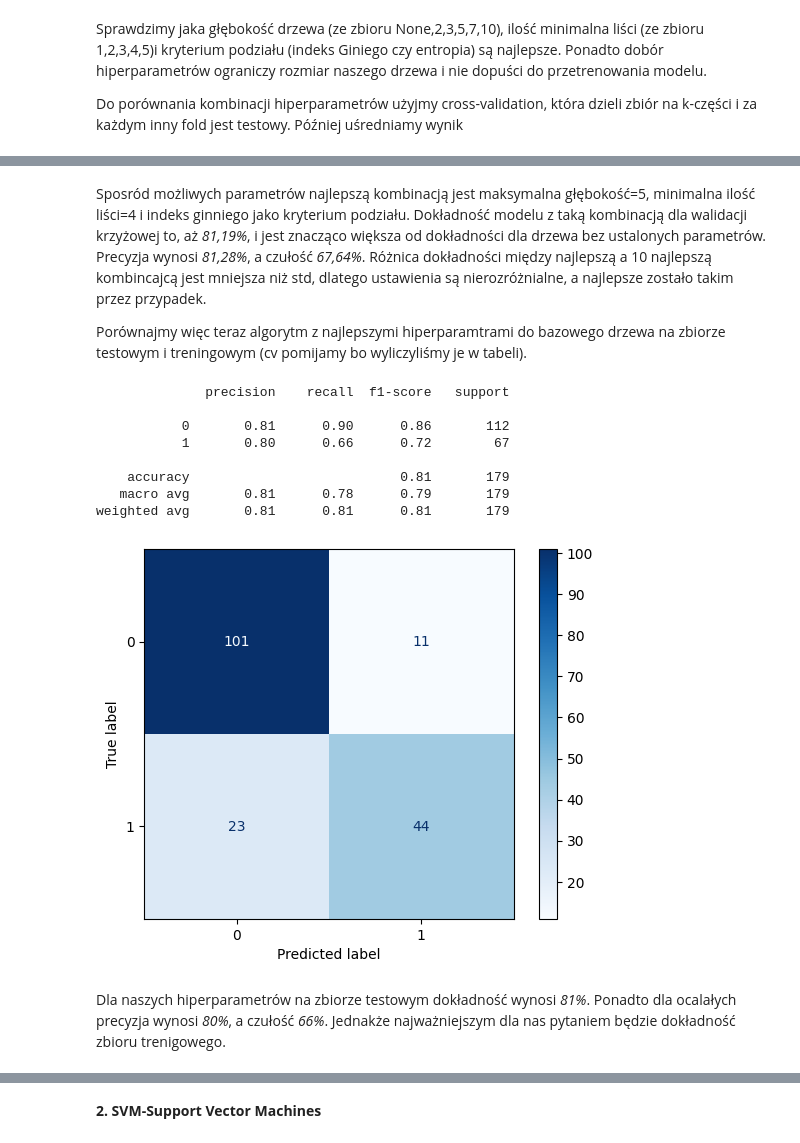
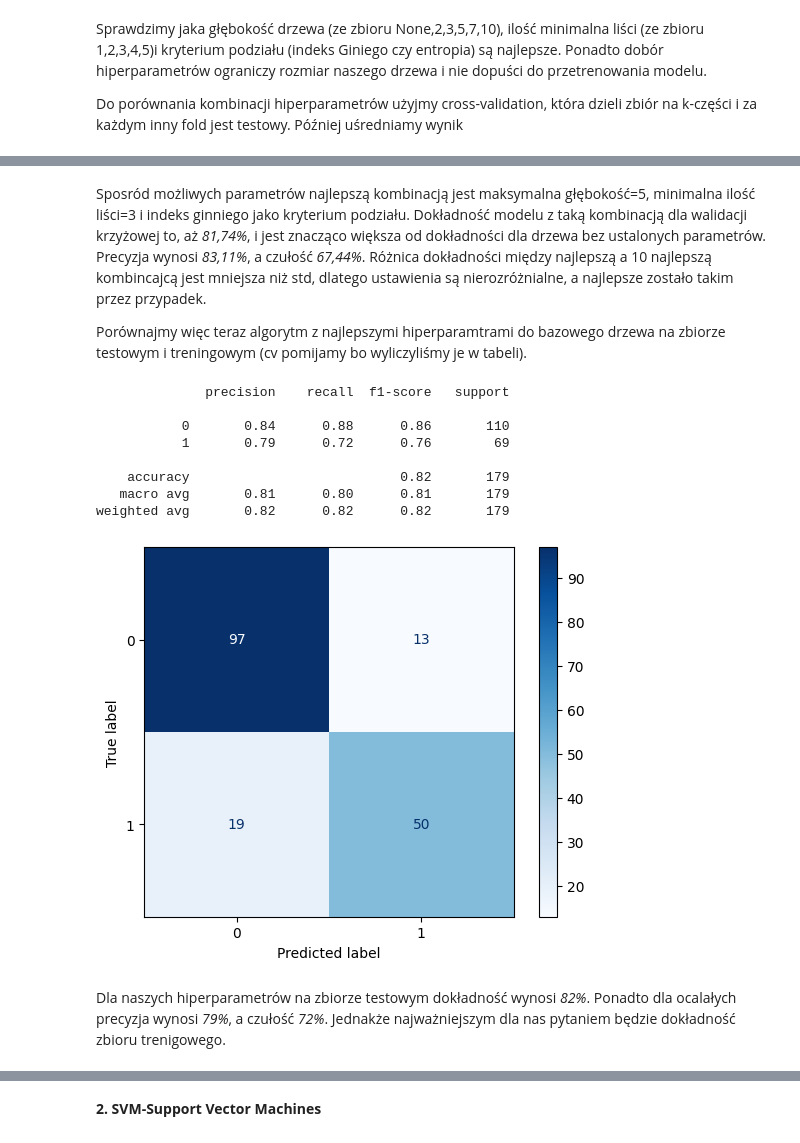
Before and after one commit to Solvro/ml-wakacyjne-wyzwanie-2026, a Jupyter notebook: 02_podstawy_aiml/ML_zadanie.ipynb, the cells around one changed output, grey strips where cells are left out. Drawn from its saved outputs; the diff is of its cells as text; code cells hidden in the pictures.

```diff
--- a/02_podstawy_aiml/ML_zadanie.ipynb
+++ b/02_podstawy_aiml/ML_zadanie.ipynb
@@ -115,14 +131,21 @@ Mając te wykresy jesteśmy w stanie zauważyć, że najbardziej na przeżycie w
 Na końcu należało także zakodować cechy kategorialne, aby algorytmy uczenia maszynowego były w stanie je zrozumieć.
 # %%
 #Encoding
-titanic_df = pd.get_dummies(data=titanic_df, prefix='Cabin', columns=['Cabin'], dtype=np.int32)
-titanic_df = pd.get_dummies(data=titanic_df, prefix='Sex', columns=['Sex'], dtype=np.int32)
-titanic_df = pd.get_dummies(data=titanic_df, prefix='Embarked', columns=['Embarked'], dtype=np.int32)
-titanic_df = pd.get_dummies(data=titanic_df, prefix='Country', columns=['Country'], dtype=np.int32)
+X_train = pd.get_dummies(data=X_train, prefix='Cabin', columns=['Cabin'], dtype=np.int32)
+X_test = pd.get_dummies(data=X_test, prefix='Cabin', columns=['Cabin'], dtype=np.int32)
+X_train = pd.get_dummies(data=X_train, prefix='Embarked', columns=['Embarked'], dtype=np.int32)
+X_test = pd.get_dummies(data=X_test, prefix='Embarked', columns=['Embarked'], dtype=np.int32)
+X_train = pd.get_dummies(data=X_train, prefix='Sex', columns=['Sex'], dtype=np.int32)
+X_test = pd.get_dummies(data=X_test, prefix='Sex', columns=['Sex'], dtype=np.int32)
+X_train = pd.get_dummies(data=X_train, prefix='Country', columns=['Country'], dtype=np.int32)
+X_test = pd.get_dummies(data=X_test, prefix='Country', columns=['Country'], dtype=np.int32)
 wiek={"Child":1,
       "Adult":2,
       "Senior":3}
-titanic_df['Age_group']=titanic_df['Age_group'].map(wiek)
+X_train['Age_group']=X_train['Age_group'].map(wiek)
+X_test['Age_group']=X_test['Age_group'].map(wiek)
+
+X_train, X_test = X_train.align(X_test,join="left",axis=1,fill_value=0)
 # %% [markdown]
 # Modele
 # %% [markdown]
@@ -134,8 +158,5 @@ Najpierw, żeby mieć do czego porównywać stworzę Dummy Classifier.
 # %%
-y = titanic_df["Survived"]
-X = titanic_df.drop(columns=["Survived"])
-X_train, X_test, y_train, y_test = train_test_split(X, y, train_size=.8, shuffle=True, random_state=25)
-model = DummyClassifier(strategy = 'uniform',random_state=25)
+model = DummyClassifier(strategy = 'most_frequent',random_state=25)
 model.fit(X_train, y_train)
 
 y_pred = model.predict(X_test)
@@ -182,9 +203,8 @@ Na zbiorze treningowym dokładność to *53%*. Precyzja wynosi *41%*, a czułoś
 # %% [markdown]
 Warto na początek zauważyć, że w przypadku drzew klasyfikacyjnych nie potrzebujemy dokonywać standaryzacji. Drzewa bedą poprawnie działać bez tego procesu.
 # %%
-X_train1, X_test1, y_train1, y_test1 = train_test_split(X, y, train_size=.8, shuffle=True,random_state=25)
 model1 = DecisionTreeClassifier(random_state=25)
-model1.fit(X_train1, y_train1)
+model1.fit(X_train, y_train)
 
 plt.figure(figsize=(12, 8))
 tree.plot_tree(model1, proportion=True)
@@ -248,8 +268,7 @@ szukaj = GridSearchCV(
     siatka,
     cv=5,
     scoring=metryki,
-    refit='accuracy'
-)
+    refit='accuracy')
 szukaj.fit(X_train, y_train)
 tabela = pd.DataFrame(szukaj.cv_results_)
 tabela = tabela[['param_max_depth', 'param_criterion', 'param_min_samples_leaf',
@@ -270,24 +311,24 @@ tabela.sort_values('mean_test_accuracy', ascending=False).head(10)
 # %% [markdown]
-Sposród możliwych parametrów najlepszą kombinacją jest maksymalna głębokość=5, minimalna ilość liści=4 i indeks ginniego jako kryterium podziału. Dokładność modelu z taką kombinacją dla walidacji krzyżowej to, aż *81,19%*, i jest znacząco większa od dokładności dla drzewa bez ustalonych parametrów. Precyzja wynosi *81,28%*, a czułość *67,64%*. Różnica dokładności między najlepszą a 10 najlepszą kombincajcą jest mniejsza niż std, dlatego ustawienia są nierozróżnialne, a najlepsze zostało takim przez przypadek.
+Sposród możliwych parametrów najlepszą kombinacją jest maksymalna głębokość=5, minimalna ilość liści=3 i indeks ginniego jako kryterium podziału. Dokładność modelu z taką kombinacją dla walidacji krzyżowej to, aż *81,74%*, i jest znacząco większa od dokładności dla drzewa bez ustalonych parametrów. Precyzja wynosi *83,11%*, a czułość *67,44%*. Różnica dokładności między najlepszą a 10 najlepszą kombincajcą jest mniejsza niż std, dlatego ustawienia są nierozróżnialne, a najlepsze zostało takim przez przypadek.
 
 Porównajmy więc teraz algorytm z najlepszymi hiperparamtrami do bazowego drzewa na zbiorze testowym i treningowym (cv pomijamy bo wyliczyliśmy je w tabeli).
 # %%
 model1_1 = DecisionTreeClassifier(max_depth=5,criterion="gini",min_samples_leaf=4,random_state=25)
-model1_1.fit(X_train1, y_train1)
-y_pred1 = model1_1.predict(X_test1)
-print(classification_report(y_test1, y_pred1))
-cm_1=confusion_matrix(y_test1, y_pred1)
+model1_1.fit(X_train, y_train)
+y_pred1 = model1_1.predict(X_test)
+print(classification_report(y_test, y_pred1))
+cm_1=confusion_matrix(y_test, y_pred1)
 plot_confusion_matrix(cm_1,model1_1)
 # %% [output]
               precision    recall  f1-score   support
 
-           0       0.81      0.90      0.86       112
-           1       0.80      0.66      0.72        67
+           0       0.84      0.88      0.86       110
+           1       0.79      0.72      0.76        69
 
-    accuracy                           0.81       179
-   macro avg       0.81      0.78      0.79       179
-weighted avg       0.81      0.81      0.81       179
+    accuracy                           0.82       179
+   macro avg       0.81      0.80      0.81       179
+weighted avg       0.82      0.82      0.82       179
-[figure, old version]
+[figure, new version]
 # %% [markdown]
-Dla naszych hiperparametrów na zbiorze testowym dokładność wynosi *81%*. Ponadto dla ocalałych precyzja wynosi *80%*, a czułość *66%*. Jednakże najważniejszym dla nas pytaniem będzie dokładność zbioru trenigowego.
+Dla naszych hiperparametrów na zbiorze testowym dokładność wynosi *82%*. Ponadto dla ocalałych precyzja wynosi *79%*, a czułość *72%*. Jednakże najważniejszym dla nas pytaniem będzie dokładność zbioru trenigowego.
 # %%
```
Also changed, not shown: parts of 35 cells of this notebook.
